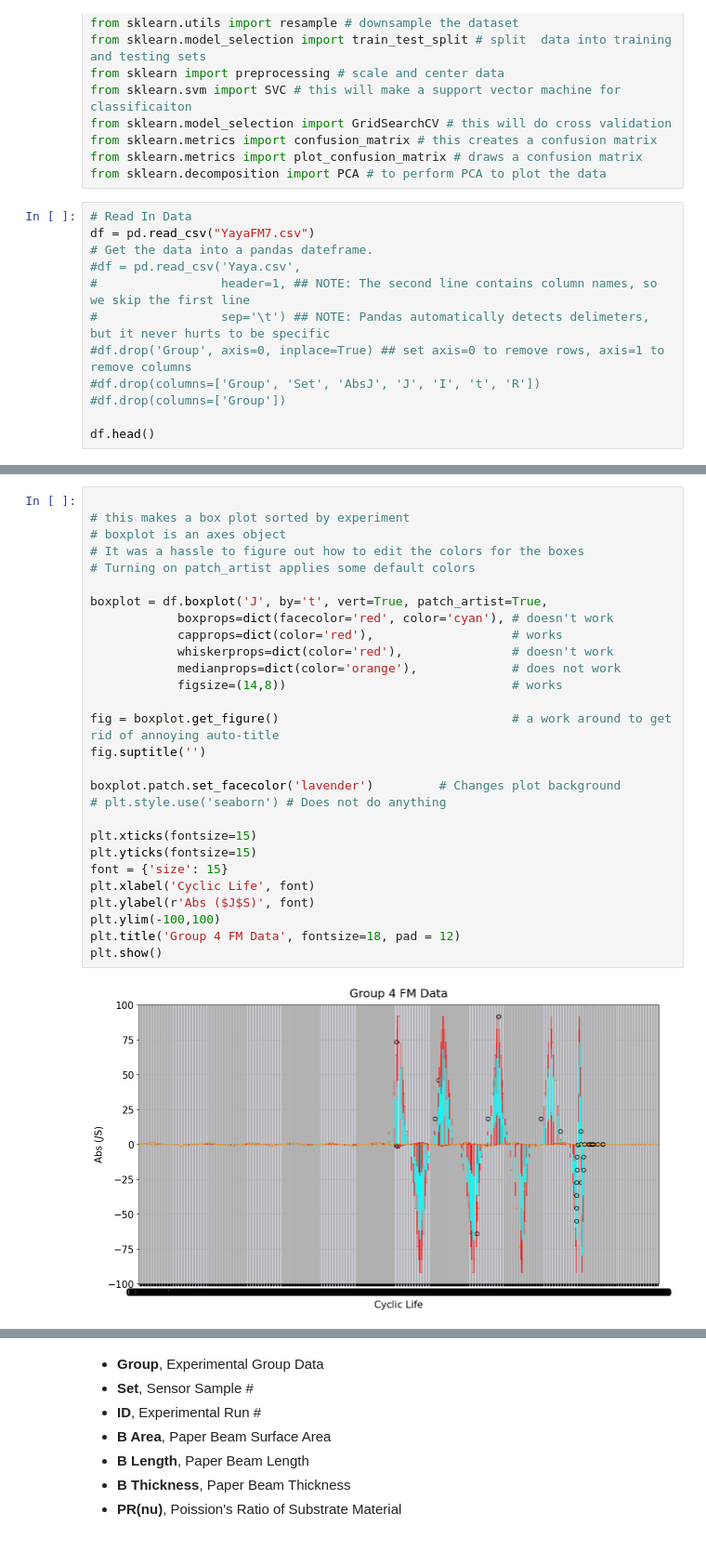
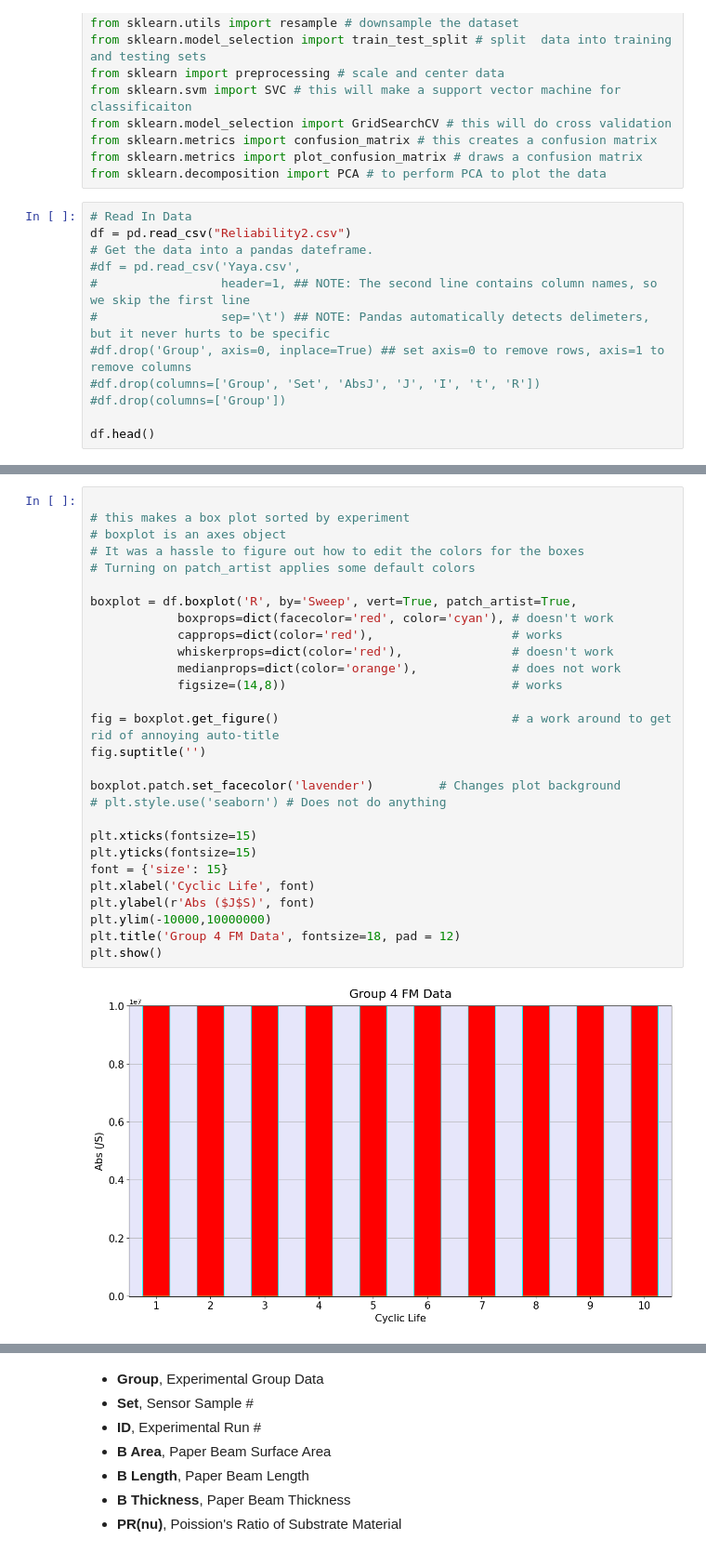
Before and after one commit to yahriels/MEMS-23, a Jupyter notebook: Machine Learning/Data Group 4/CYCLIC LIFE.ipynb, the cells around one changed output, grey strips where cells are left out. Shown: that part at 93% size. Saved outputs shown, nothing was run; the diff lists cells and outputs as text.

```diff
--- a/Machine Learning/Data Group 4/CYCLIC LIFE.ipynb
+++ b/Machine Learning/Data Group 4/CYCLIC LIFE.ipynb
@@ -35,7 +35,7 @@ from sklearn.metrics import plot_confusion_matrix # draws a confusion matrix
 from sklearn.decomposition import PCA # to perform PCA to plot the data
 # %%
 # Read In Data
-df = pd.read_csv("YayaFM7.csv")
+df = pd.read_csv("Reliability2.csv")
 # Get the data into a pandas dateframe.
 #df = pd.read_csv('Yaya.csv',
 #                 header=1, ## NOTE: The second line contains column names, so we skip the first line
@@ -55,30 +55,30 @@ df.head()
 # %%
 
 # this makes a box plot sorted by experiment
 # boxplot is an axes object
 # It was a hassle to figure out how to edit the colors for the boxes
 # Turning on patch_artist applies some default colors
 
-boxplot = df.boxplot('J', by='t', vert=True, patch_artist=True,
+boxplot = df.boxplot('R', by='Sweep', vert=True, patch_artist=True,
             boxprops=dict(facecolor='red', color='cyan'), # doesn't work
             capprops=dict(color='red'),                   # works
             whiskerprops=dict(color='red'),               # doesn't work
             medianprops=dict(color='orange'),             # does not work
             figsize=(14,8))                               # works
 
 fig = boxplot.get_figure()                                # a work around to get rid of annoying auto-title
 fig.suptitle('')
 
 boxplot.patch.set_facecolor('lavender')         # Changes plot background
 # plt.style.use('seaborn') # Does not do anything
 
 plt.xticks(fontsize=15)
 plt.yticks(fontsize=15)
 font = {'size': 15}
 plt.xlabel('Cyclic Life', font)
 plt.ylabel(r'Abs ($J$S)', font)
-plt.ylim(-100,100)
+plt.ylim(-10000,10000000)
 plt.title('Group 4 FM Data', fontsize=18, pad = 12)
 plt.show()
 # %% [output]
-[figure, old version]
+[figure, new version]
```
Also changed, not shown: parts of 19 cells of this notebook, 3 other files.
